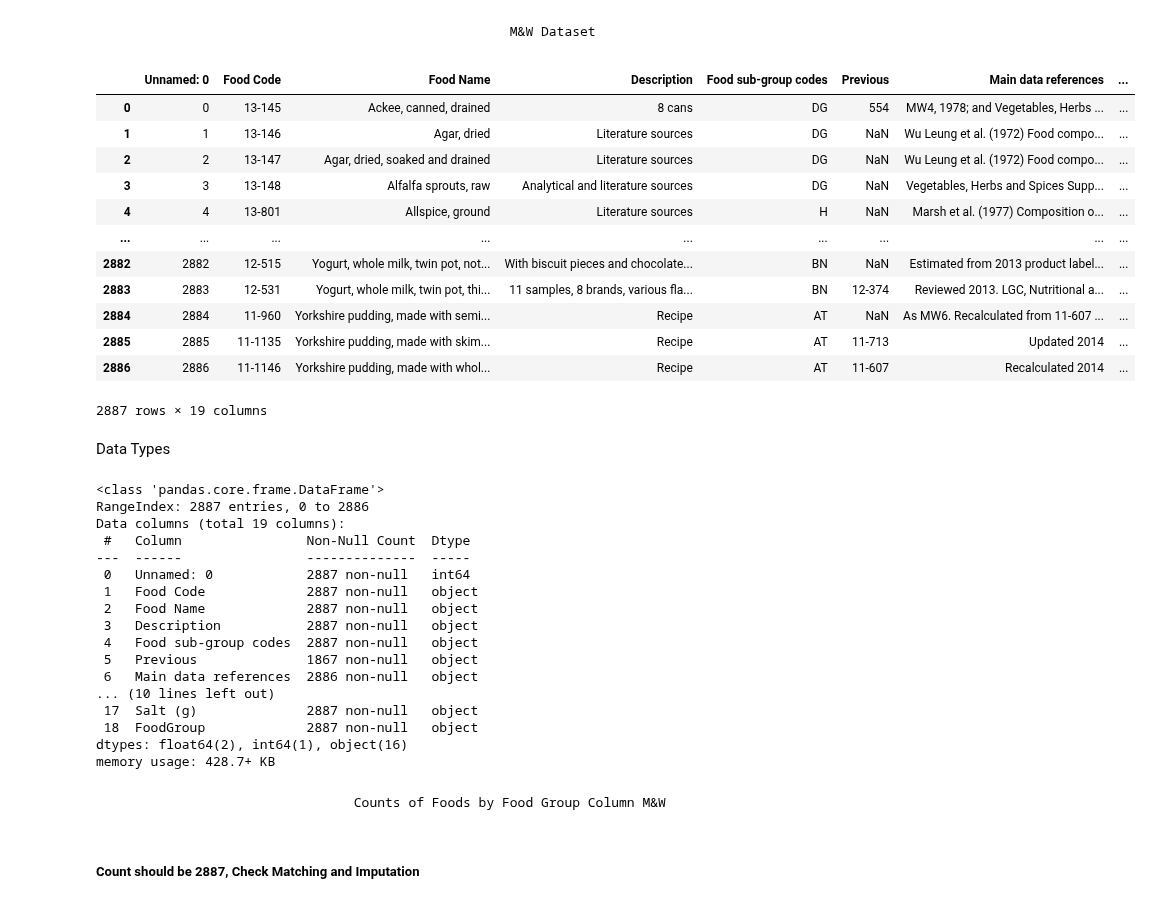
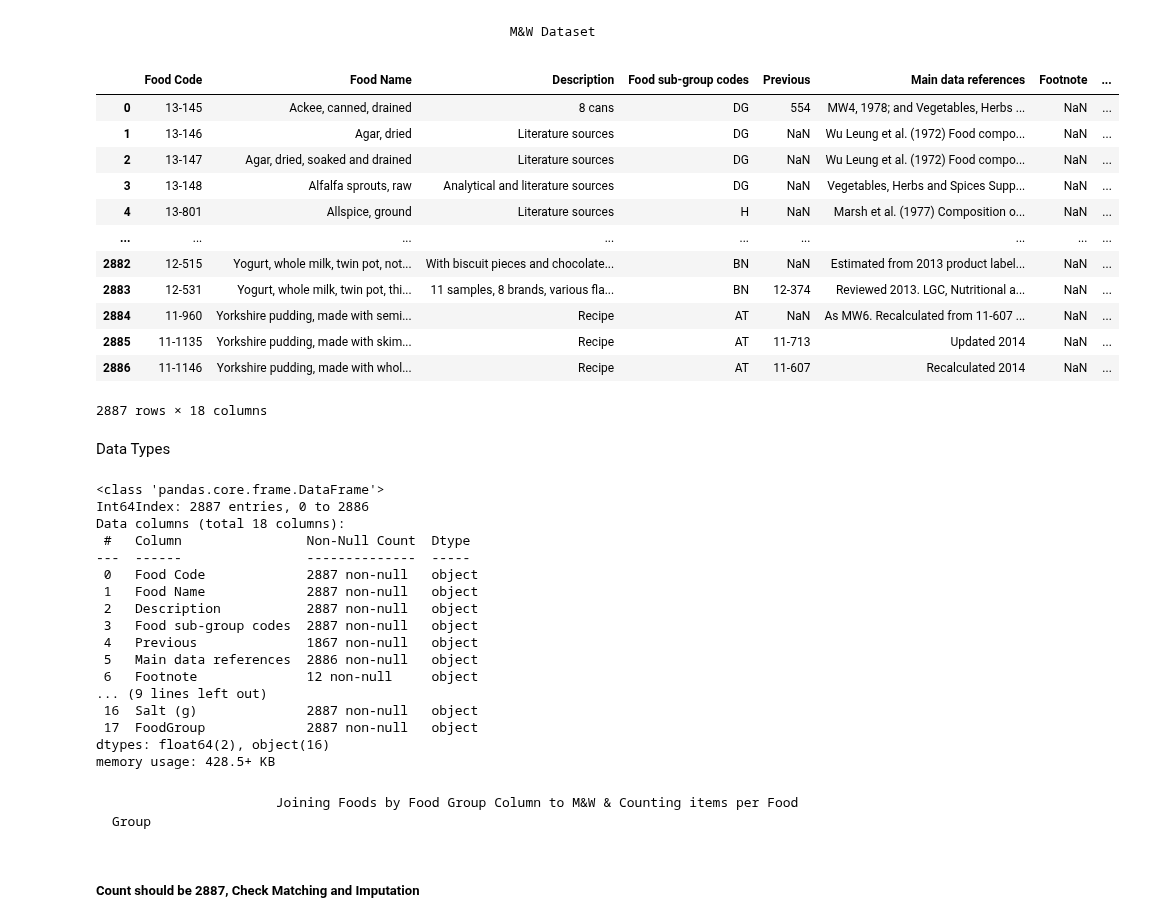
Before and after one commit to elliotkarikari/Product_Weight_Project, a Jupyter notebook: Jupter_notebooks/Data_Product/2. FPS to M&W - Matching Algorithm.ipynb, the cells around one changed output. Saved outputs shown, nothing was run; the diff lists cells and outputs as text; code cells hidden in the pictures.

```diff
--- a/Jupter_notebooks/Data_Product/2. FPS to M&W - Matching Algorithm.ipynb
+++ b/Jupter_notebooks/Data_Product/2. FPS to M&W - Matching Algorithm.ipynb
@@ -67,47 +54,47 @@ Name: Food Name, dtype: int64
 # %% [markdown]
                                                        M&W Dataset
 # %%
-mFood = pd.read_csv(r"C:\Users\medekar\Desktop\Product_Weight_Project\Data\Raw Data\Labelling2021_watercress2.csv")
+mFood = pd.read_csv(r"C:\Users\medekar\Desktop\Product_Weight_Project\Data\Raw Data\Labelling2021_watercress2.csv", index_col=0)
 mFood.rename(columns={'Group':'Food sub-group codes'}, inplace=True)
 mFood
 # %% [output]
-|  | Unnamed: 0 | Food Code | Food Name | Description | Food sub-group codes | Previous | Main data references | ... |
-| 0 | 0 | 13-145 | Ackee, canned, drained | 8 cans | DG | 554 | MW4, 1978; and Vegetables, Herbs ... | ... |
-| 1 | 1 | 13-146 | Agar, dried | Literature sources | DG | NaN | Wu Leung et al. (1972) Food compo... | ... |
-| 2 | 2 | 13-147 | Agar, dried, soaked and drained | Literature sources | DG | NaN | Wu Leung et al. (1972) Food compo... | ... |
-| 3 | 3 | 13-148 | Alfalfa sprouts, raw | Analytical and literature sources | DG | NaN | Vegetables, Herbs and Spices Supp... | ... |
-| 4 | 4 | 13-801 | Allspice, ground | Literature sources | H | NaN | Marsh et al. (1977) Composition o... | ... |
+|  | Food Code | Food Name | Description | Food sub-group codes | Previous | Main data references | Footnote | ... |
+| 0 | 13-145 | Ackee, canned, drained | 8 cans | DG | 554 | MW4, 1978; and Vegetables, Herbs ... | NaN | ... |
+| 1 | 13-146 | Agar, dried | Literature sources | DG | NaN | Wu Leung et al. (1972) Food compo... | NaN | ... |
+| 2 | 13-147 | Agar, dried, soaked and drained | Literature sources | DG | NaN | Wu Leung et al. (1972) Food compo... | NaN | ... |
+| 3 | 13-148 | Alfalfa sprouts, raw | Analytical and literature sources | DG | NaN | Vegetables, Herbs and Spices Supp... | NaN | ... |
+| 4 | 13-801 | Allspice, ground | Literature sources | H | NaN | Marsh et al. (1977) Composition o... | NaN | ... |
 | ... | ... | ... | ... | ... | ... | ... | ... | ... |
-| 2882 | 2882 | 12-515 | Yogurt, whole milk, twin pot, not... | With biscuit pieces and chocolate... | BN | NaN | Estimated from 2013 product label... | ... |
-| 2883 | 2883 | 12-531 | Yogurt, whole milk, twin pot, thi... | 11 samples, 8 brands, various fla... | BN | 12-374 | Reviewed 2013. LGC, Nutritional a... | ... |
-| 2884 | 2884 | 11-960 | Yorkshire pudding, made with semi... | Recipe | AT | NaN | As MW6. Recalculated from 11-607 ... | ... |
-| 2885 | 2885 | 11-1135 | Yorkshire pudding, made with skim... | Recipe | AT | 11-713 | Updated 2014 | ... |
-| 2886 | 2886 | 11-1146 | Yorkshire pudding, made with whol... | Recipe | AT | 11-607 | Recalculated 2014 | ... |
+| 2882 | 12-515 | Yogurt, whole milk, twin pot, not... | With biscuit pieces and chocolate... | BN | NaN | Estimated from 2013 product label... | NaN | ... |
+| 2883 | 12-531 | Yogurt, whole milk, twin pot, thi... | 11 samples, 8 brands, various fla... | BN | 12-374 | Reviewed 2013. LGC, Nutritional a... | NaN | ... |
+| 2884 | 11-960 | Yorkshire pudding, made with semi... | Recipe | AT | NaN | As MW6. Recalculated from 11-607 ... | NaN | ... |
+| 2885 | 11-1135 | Yorkshire pudding, made with skim... | Recipe | AT | 11-713 | Updated 2014 | NaN | ... |
+| 2886 | 11-1146 | Yorkshire pudding, made with whol... | Recipe | AT | 11-607 | Recalculated 2014 | NaN | ... |
-2887 rows × 19 columns
+2887 rows × 18 columns
 # %% [markdown]
 Data Types
 # %%
 mFood.info()
 # %% [output]
 <class 'pandas.core.frame.DataFrame'>
-RangeIndex: 2887 entries, 0 to 2886
-Data columns (total 19 columns):
+Int64Index: 2887 entries, 0 to 2886
+Data columns (total 18 columns):
  #   Column                Non-Null Count  Dtype
 ---  ------                --------------  -----
- 0   Unnamed: 0            2887 non-null   int64
- 1   Food Code             2887 non-null   object
- 2   Food Name             2887 non-null   object
- 3   Description           2887 non-null   object
- 4   Food sub-group codes  2887 non-null   object
- 5   Previous              1867 non-null   object
- 6   Main data references  2886 non-null   object
-... (10 lines left out)
- 17  Salt (g)              2887 non-null   object
- 18  FoodGroup             2887 non-null   object
-dtypes: float64(2), int64(1), object(16)
-memory usage: 428.7+ KB
+ 0   Food Code             2887 non-null   object
+ 1   Food Name             2887 non-null   object
+ 2   Description           2887 non-null   object
+ 3   Food sub-group codes  2887 non-null   object
+ 4   Previous              1867 non-null   object
+ 5   Main data references  2886 non-null   object
+ 6   Footnote              12 non-null     object
+... (9 lines left out)
+ 16  Salt (g)              2887 non-null   object
+ 17  FoodGroup             2887 non-null   object
+dtypes: float64(2), object(16)
+memory usage: 428.5+ KB
 # %% [markdown]
-                                   Counts of Foods by Food Group Column M&W
+                         Joining Foods by Food Group Column to M&W & Counting items per Food Group
 # %%
 # # Create a dictionary mapping 'Group' to 'SuperGroup'
 # group_to_super_group = dict(zip(redFood['Food sub-group codes'], redFood['Food Group']))
```
Also changed, not shown: parts of 6 cells of this notebook, 2 other files.
